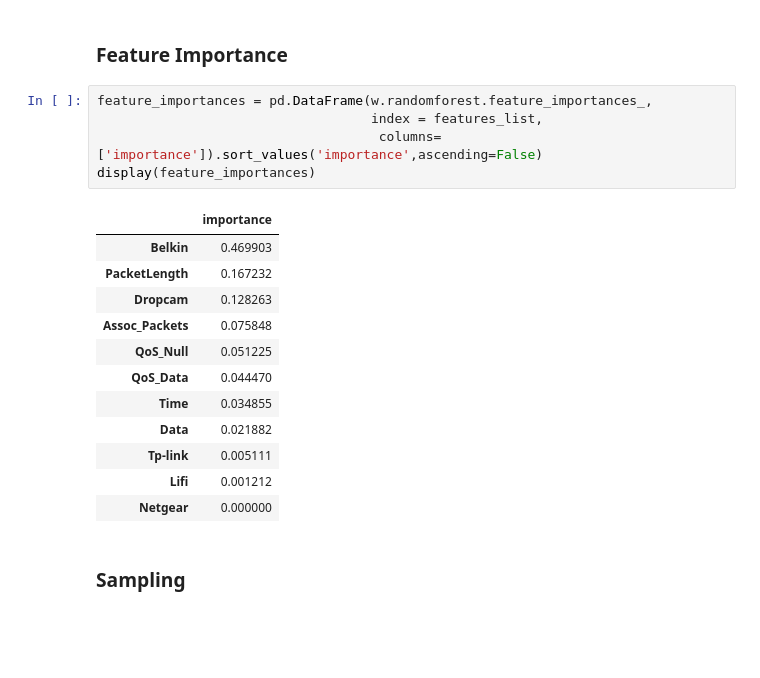
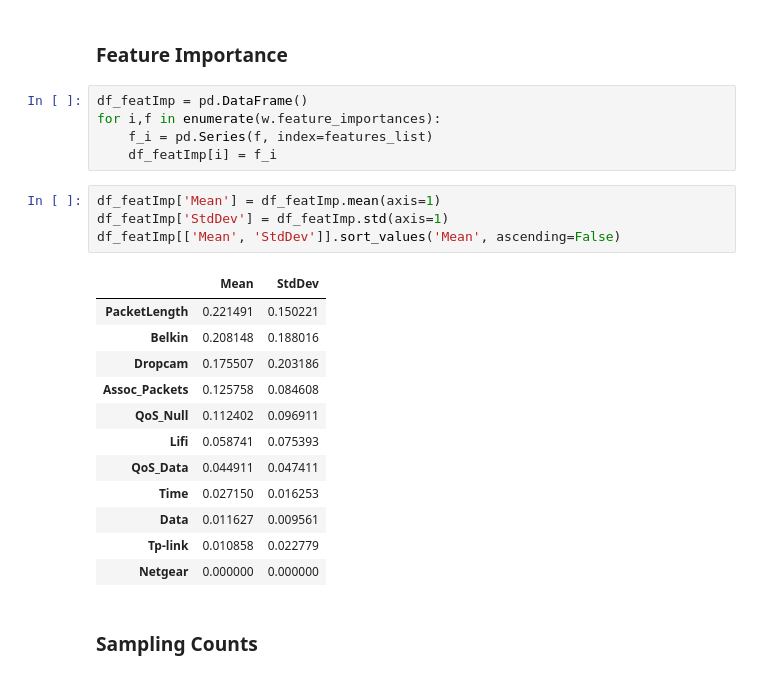
Before and after one commit to 7high/thesis, a Jupyter notebook: wifi_classification.ipynb, the cells around one changed output. Drawn from its saved outputs; the diff is of its cells as text; blank space fills up the shorter version.

Commit message:
Finished feature importance on wifi

```diff
--- a/wifi_classification.ipynb
+++ b/wifi_classification.ipynb
@@ -182,22 +206,26 @@ Total time: 1.42961907387 seconds
 # %% [markdown]
 ### Feature Importance
-# %%
-feature_importances = pd.DataFrame(w.randomforest.feature_importances_,
-                                   index = features_list,
-                                    columns=['importance']).sort_values('importance',ascending=False)
-display(feature_importances)
-# %% [output]
-|  | importance |
-| Belkin | 0.469903 |
-| PacketLength | 0.167232 |
-| Dropcam | 0.128263 |
-| Assoc_Packets | 0.075848 |
-| QoS_Null | 0.051225 |
-| QoS_Data | 0.044470 |
-| Time | 0.034855 |
-| Data | 0.021882 |
-| Tp-link | 0.005111 |
-| Lifi | 0.001212 |
-| Netgear | 0.000000 |
+# %%
+df_featImp = pd.DataFrame()
+for i,f in enumerate(w.feature_importances):
+    f_i = pd.Series(f, index=features_list)
+    df_featImp[i] = f_i
+# %%
+df_featImp['Mean'] = df_featImp.mean(axis=1)
+df_featImp['StdDev'] = df_featImp.std(axis=1)
+df_featImp[['Mean', 'StdDev']].sort_values('Mean', ascending=False)
+# %% [output]
+|  | Mean | StdDev |
+| PacketLength | 0.221491 | 0.150221 |
+| Belkin | 0.208148 | 0.188016 |
+| Dropcam | 0.175507 | 0.203186 |
+| Assoc_Packets | 0.125758 | 0.084608 |
+| QoS_Null | 0.112402 | 0.096911 |
+| Lifi | 0.058741 | 0.075393 |
+| QoS_Data | 0.044911 | 0.047411 |
+| Time | 0.027150 | 0.016253 |
+| Data | 0.011627 | 0.009561 |
+| Tp-link | 0.010858 | 0.022779 |
+| Netgear | 0.000000 | 0.000000 |
 # %% [markdown]
-### Sampling
+### Sampling Counts
```
Also changed, not shown: parts of 9 cells of this notebook.
